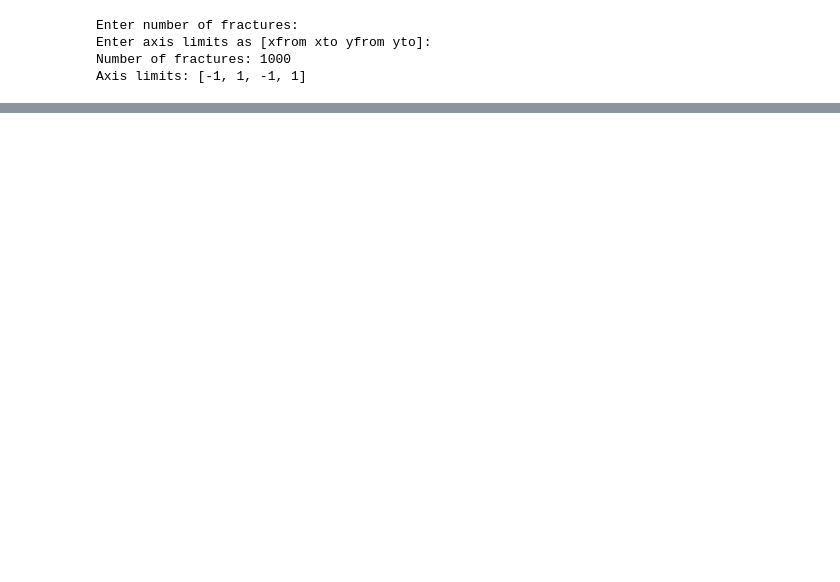
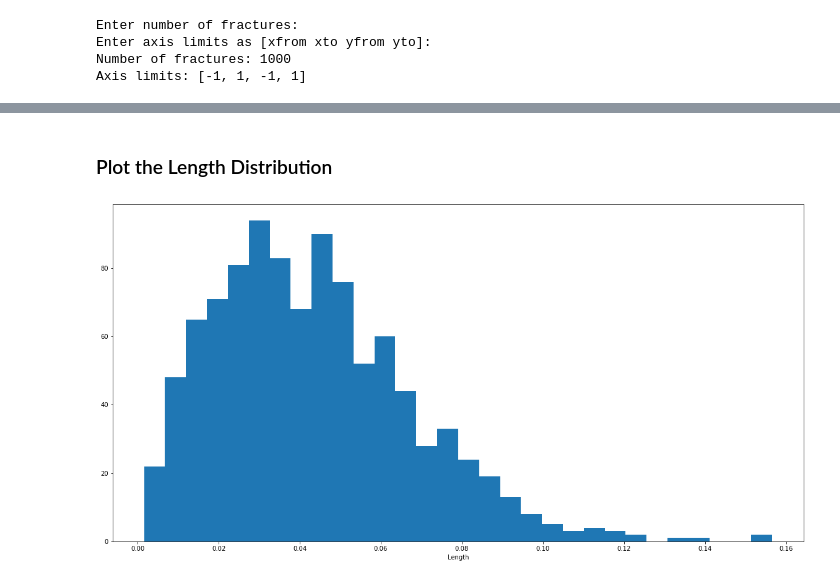
Before and after one commit to eriktoller/fracture_network_generator, a Jupyter notebook: FN_generator.ipynb, the cells around one changed output, grey strips where cells are left out. Saved outputs shown, nothing was run; the diff lists cells and outputs as text; code cells hidden in the pictures; blank space fills up the shorter version.

```diff
--- a/FN_generator.ipynb
+++ b/FN_generator.ipynb
@@ -64,0 +44,6 @@ plt.xlabel('Length');
+# %% [markdown]
+### Plot the Length Distribution
+# %%
+gf.plot_length(z1, z2)
+# %% [output]
+[figure, added]
```
Also changed, not shown: parts of 12 cells of this notebook, 1 other file.
